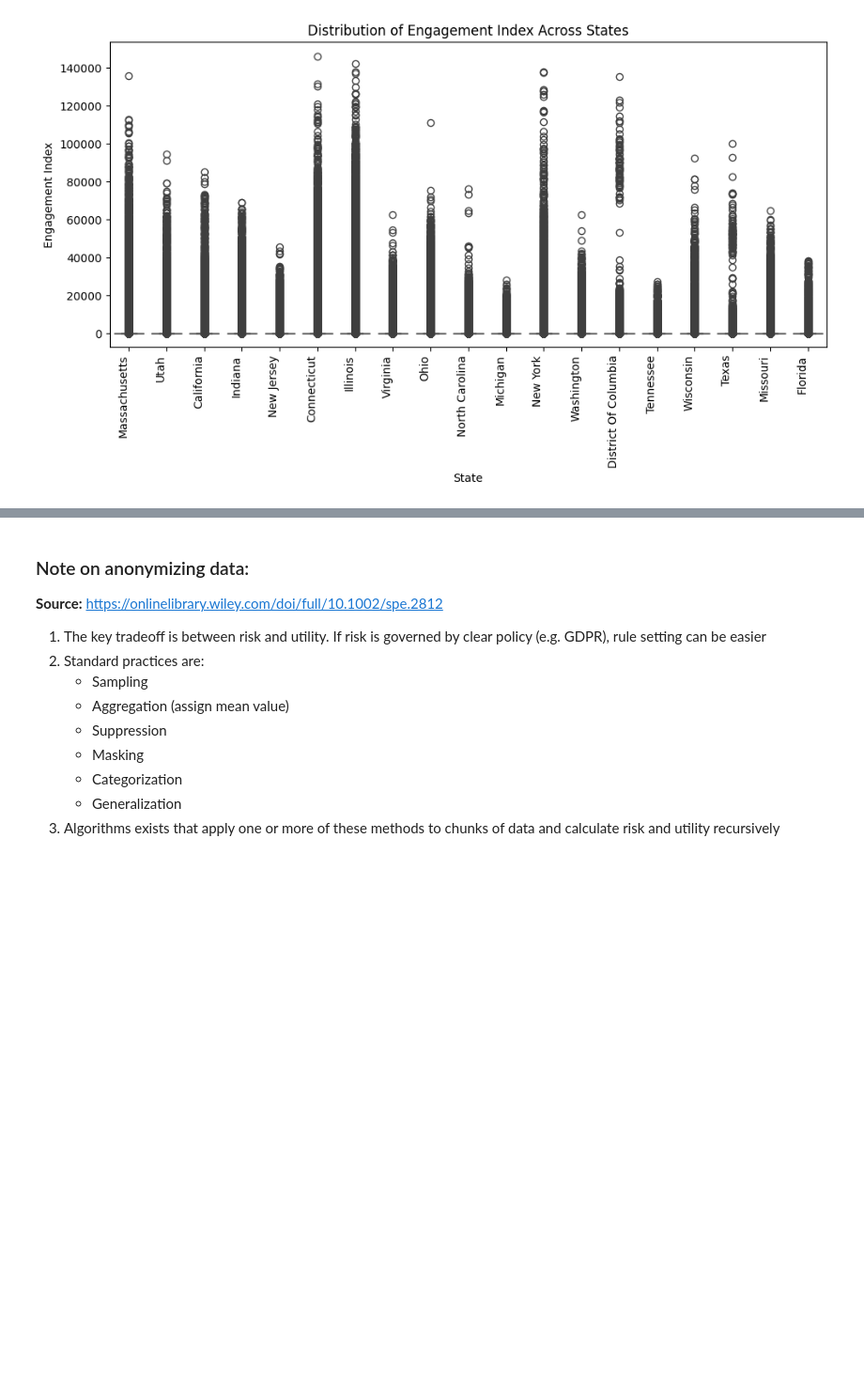
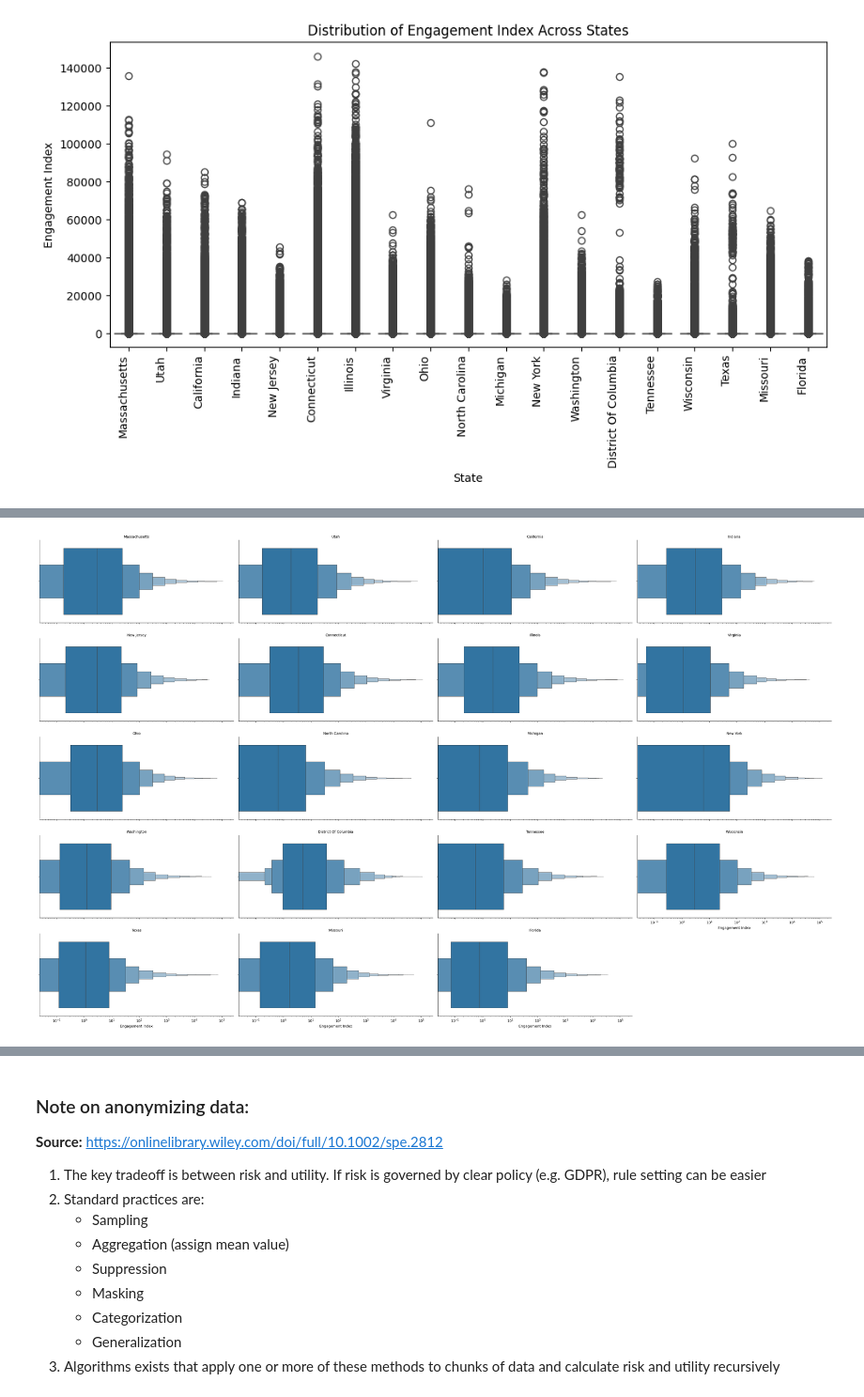
Before and after one commit to eshanprashar/covid_edtech_usage, a Jupyter notebook: code/01_eda_district_info.ipynb, the cells around one changed output, grey strips where cells are left out. Shown at 94% size. Saved outputs shown, nothing was run; the diff lists cells and outputs as text; code cells hidden in the pictures; blank space fills up the shorter version.

```diff
--- a/code/01_eda_district_info.ipynb
+++ b/code/01_eda_district_info.ipynb
@@ -208,0 +240,15 @@ plt.show()
+# %%
+# Facet plot
+plt.close()
+g = sns.FacetGrid(df_engagement_districts_sampled, col="state", col_wrap=4, height=4, aspect=2)
+g.map(sns.boxenplot, 'engagement_index', showfliers=False)
+g.set_axis_labels("Engagement Index", "")
+g.set_titles("{col_name}")
+
+# Adjust the x-axis scale to a logarithmic scale
+g.set(xscale='log')
+
+plt.tight_layout()
+plt.show()
+# %% [output]
+[figure, added]
```
Also changed, not shown: parts of 19 cells of this notebook, 1 other file.
